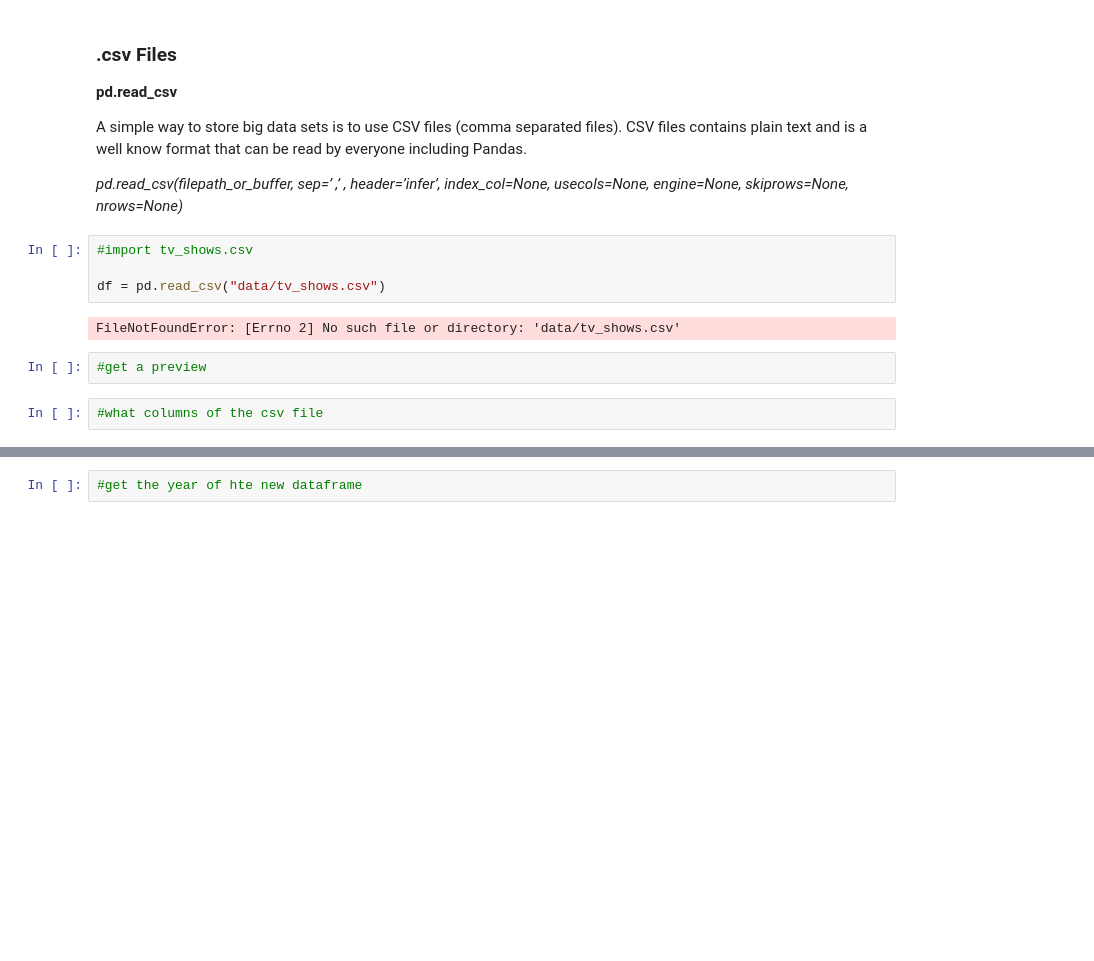
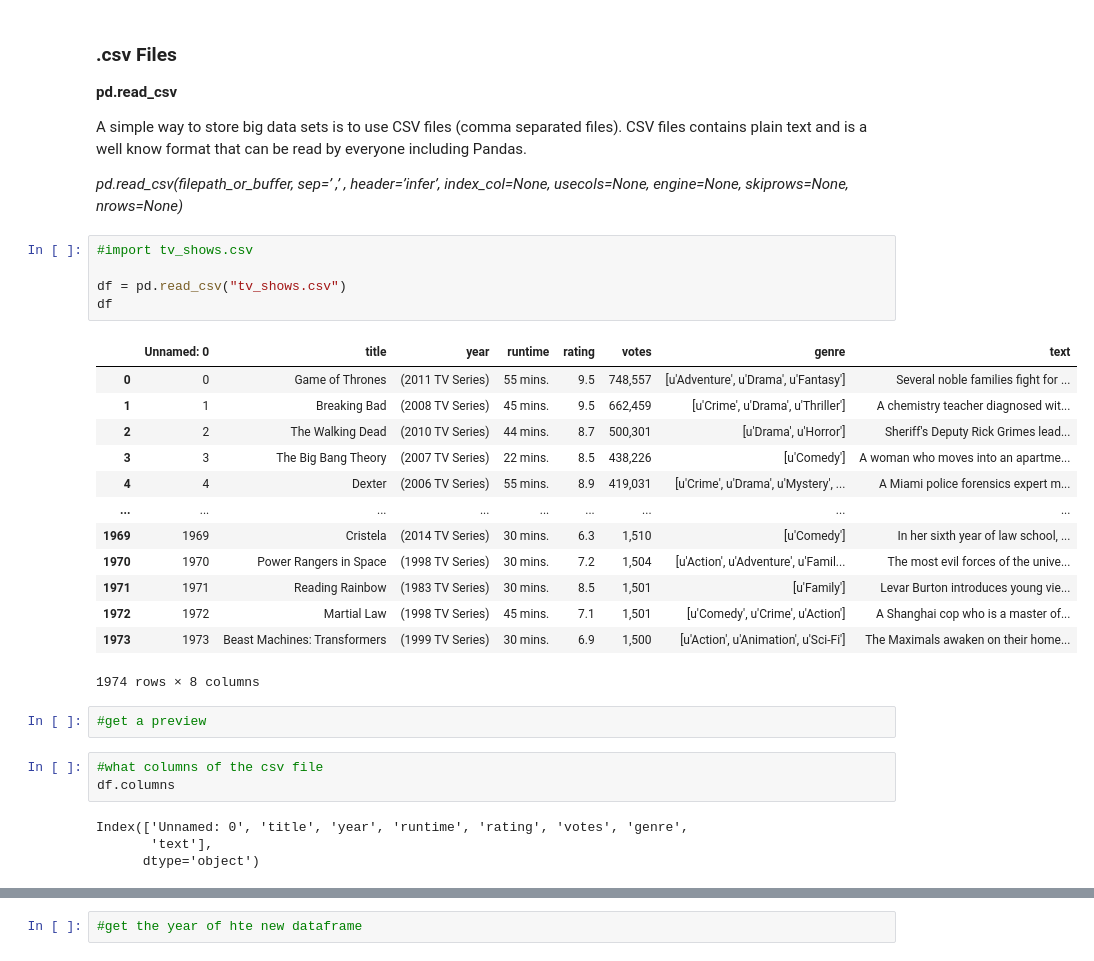
Before and after one commit to shcr4093/INFO2201_Notes, a Jupyter notebook: w5d1_pandas_students.ipynb, the cells around one changed output, grey strips where cells are left out. Drawn from its saved outputs; the diff is of its cells as text; blank space fills up the shorter version.

```diff
--- a/w5d1_pandas_students.ipynb
+++ b/w5d1_pandas_students.ipynb
@@ -187,12 +187,30 @@ CSV files contains plain text and is a well know format that can be read by ever
 # %%
 #import tv_shows.csv
 
-df = pd.read_csv("data/tv_shows.csv")
+df = pd.read_csv("tv_shows.csv")
+df
 # %% [output]
+|  | Unnamed: 0 | title | year | runtime | rating | votes | genre | text |
+| 0 | 0 | Game of Thrones | (2011 TV Series) | 55 mins. | 9.5 | 748,557 | [u'Adventure', u'Drama', u'Fantasy'] | Several noble families fight for ... |
+| 1 | 1 | Breaking Bad | (2008 TV Series) | 45 mins. | 9.5 | 662,459 | [u'Crime', u'Drama', u'Thriller'] | A chemistry teacher diagnosed wit... |
+| 2 | 2 | The Walking Dead | (2010 TV Series) | 44 mins. | 8.7 | 500,301 | [u'Drama', u'Horror'] | Sheriff's Deputy Rick Grimes lead... |
+| 3 | 3 | The Big Bang Theory | (2007 TV Series) | 22 mins. | 8.5 | 438,226 | [u'Comedy'] | A woman who moves into an apartme... |
+| 4 | 4 | Dexter | (2006 TV Series) | 55 mins. | 8.9 | 419,031 | [u'Crime', u'Drama', u'Mystery', ... | A Miami police forensics expert m... |
+| ... | ... | ... | ... | ... | ... | ... | ... | ... |
+| 1969 | 1969 | Cristela | (2014 TV Series) | 30 mins. | 6.3 | 1,510 | [u'Comedy'] | In her sixth year of law school, ... |
+| 1970 | 1970 | Power Rangers in Space | (1998 TV Series) | 30 mins. | 7.2 | 1,504 | [u'Action', u'Adventure', u'Famil... | The most evil forces of the unive... |
+| 1971 | 1971 | Reading Rainbow | (1983 TV Series) | 30 mins. | 8.5 | 1,501 | [u'Family'] | Levar Burton introduces young vie... |
+| 1972 | 1972 | Martial Law | (1998 TV Series) | 45 mins. | 7.1 | 1,501 | [u'Comedy', u'Crime', u'Action'] | A Shanghai cop who is a master of... |
+| 1973 | 1973 | Beast Machines: Transformers | (1999 TV Series) | 30 mins. | 6.9 | 1,500 | [u'Action', u'Animation', u'Sci-Fi'] | The Maximals awaken on their home... |
-FileNotFoundError: [Errno 2] No such file or directory: 'data/tv_shows.csv'
+1974 rows × 8 columns
 # %%
 #get a preview
 # %%
 #what columns of the csv file
+df.columns
+# %% [output]
+Index(['Unnamed: 0', 'title', 'year', 'runtime', 'rating', 'votes', 'genre',
+       'text'],
+      dtype='object')
 # %%
 # Return the number of not empty cells for each column/row
```
Also changed, not shown: parts of 16 cells of this notebook.
